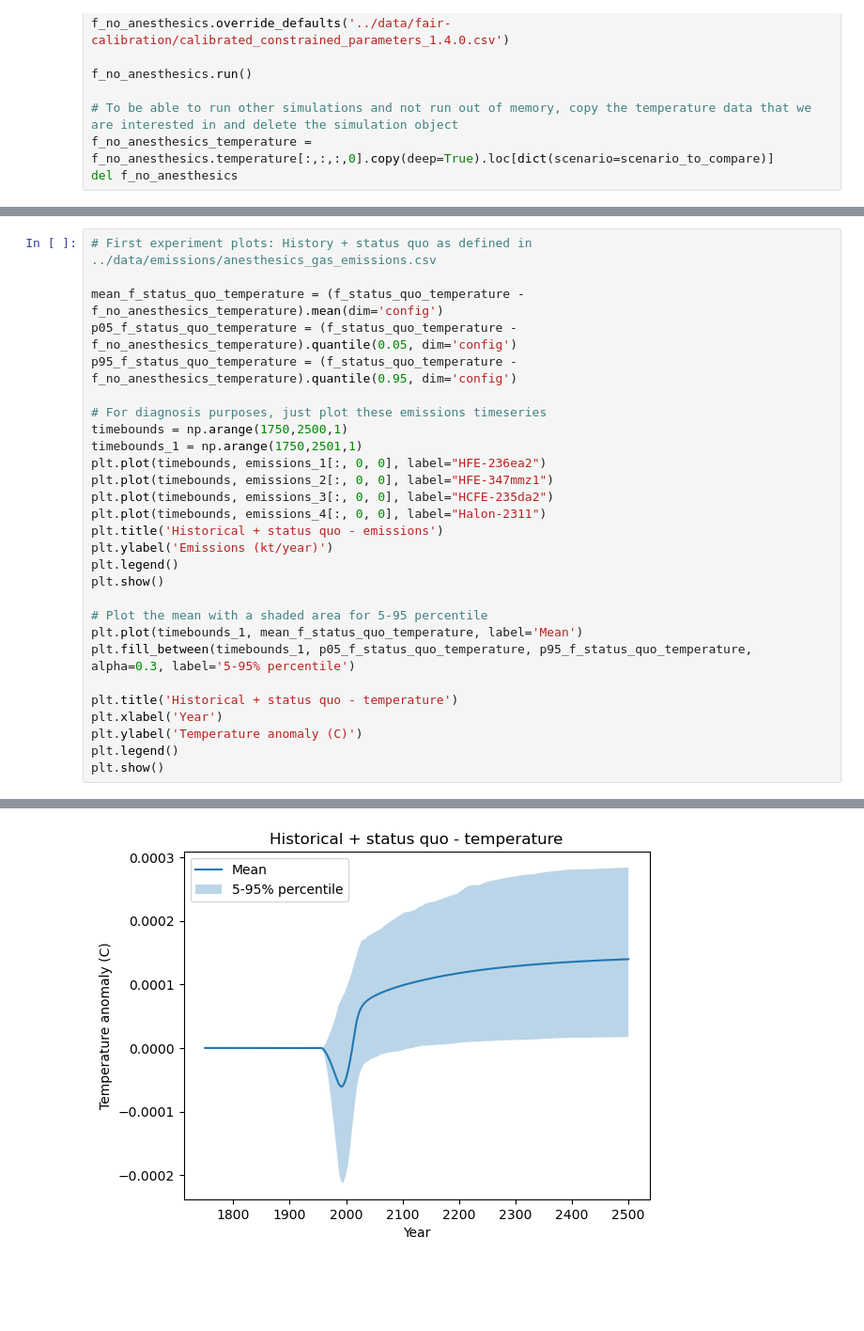
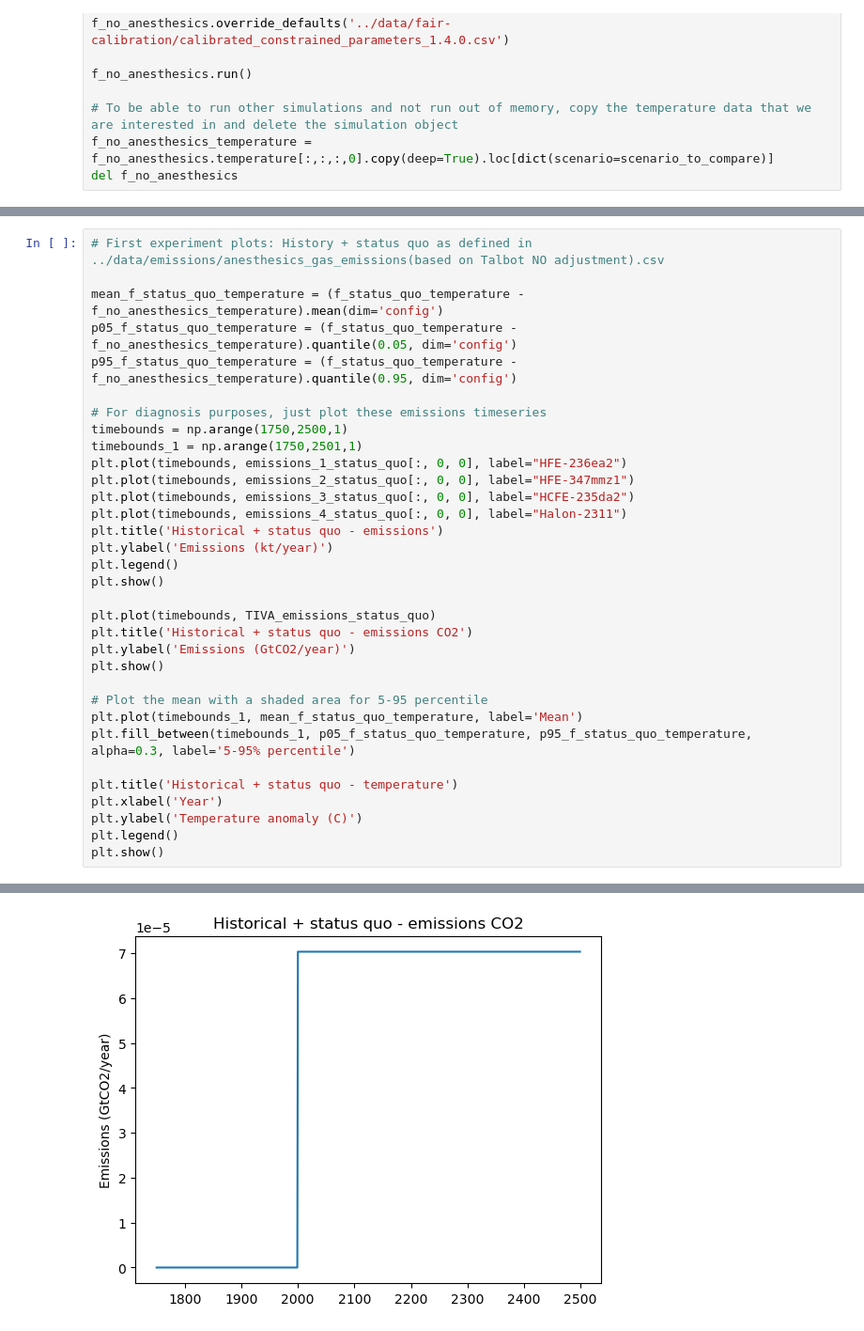
Before and after one commit to alejandroromeroprieto/anaesthetic-project, a Jupyter notebook: notebooks/paper_plots.ipynb, the cells around one changed output, grey strips where cells are left out. Shown at 94% size. Cells and saved outputs as stored; diff of their text form; blank space fills up the shorter version.

Commit message:
Add sevo- and TIVA-only experiments

```diff
--- a/notebooks/paper_plots.ipynb
+++ b/notebooks/paper_plots.ipynb
@@ -165,7 +168,7 @@ f_status_quo.run()
 f_status_quo_temperature = f_status_quo.temperature[:,:,:,0].copy(deep=True).loc[dict(scenario=scenario_to_compare)]
 del f_status_quo
 # %%
-# First experiment plots: History + status quo as defined in ../data/emissions/anesthesics_gas_emissions.csv
+# First experiment plots: History + status quo as defined in ../data/emissions/anesthesics_gas_emissions(based on Talbot NO adjustment).csv
 
 mean_f_status_quo_temperature = (f_status_quo_temperature - f_no_anesthesics_temperature).mean(dim='config')
 p05_f_status_quo_temperature = (f_status_quo_temperature - f_no_anesthesics_temperature).quantile(0.05, dim='config')
@@ -174,13 +177,18 @@ p95_f_status_quo_temperature = (f_status_quo_temperature - f_no_anesthesics_temp
 # For diagnosis purposes, just plot these emissions timeseries
 timebounds = np.arange(1750,2500,1)
 timebounds_1 = np.arange(1750,2501,1)
-plt.plot(timebounds, emissions_1[:, 0, 0], label="HFE-236ea2")
-plt.plot(timebounds, emissions_2[:, 0, 0], label="HFE-347mmz1")
-plt.plot(timebounds, emissions_3[:, 0, 0], label="HCFE-235da2")
-plt.plot(timebounds, emissions_4[:, 0, 0], label="Halon-2311")
+plt.plot(timebounds, emissions_1_status_quo[:, 0, 0], label="HFE-236ea2")
+plt.plot(timebounds, emissions_2_status_quo[:, 0, 0], label="HFE-347mmz1")
+plt.plot(timebounds, emissions_3_status_quo[:, 0, 0], label="HCFE-235da2")
+plt.plot(timebounds, emissions_4_status_quo[:, 0, 0], label="Halon-2311")
 plt.title('Historical + status quo - emissions')
 plt.ylabel('Emissions (kt/year)')
 plt.legend()
+plt.show()
+
+plt.plot(timebounds, TIVA_emissions_status_quo)
+plt.title('Historical + status quo - emissions CO2')
+plt.ylabel('Emissions (GtCO2/year)')
 plt.show()
 
 # Plot the mean with a shaded area for 5-95 percentile
@@ -197 +205 @@ plt.show()
-[figure, old version]
+[figure, new version]
```
Also changed, not shown: parts of 8 cells of this notebook, 2 other files.
